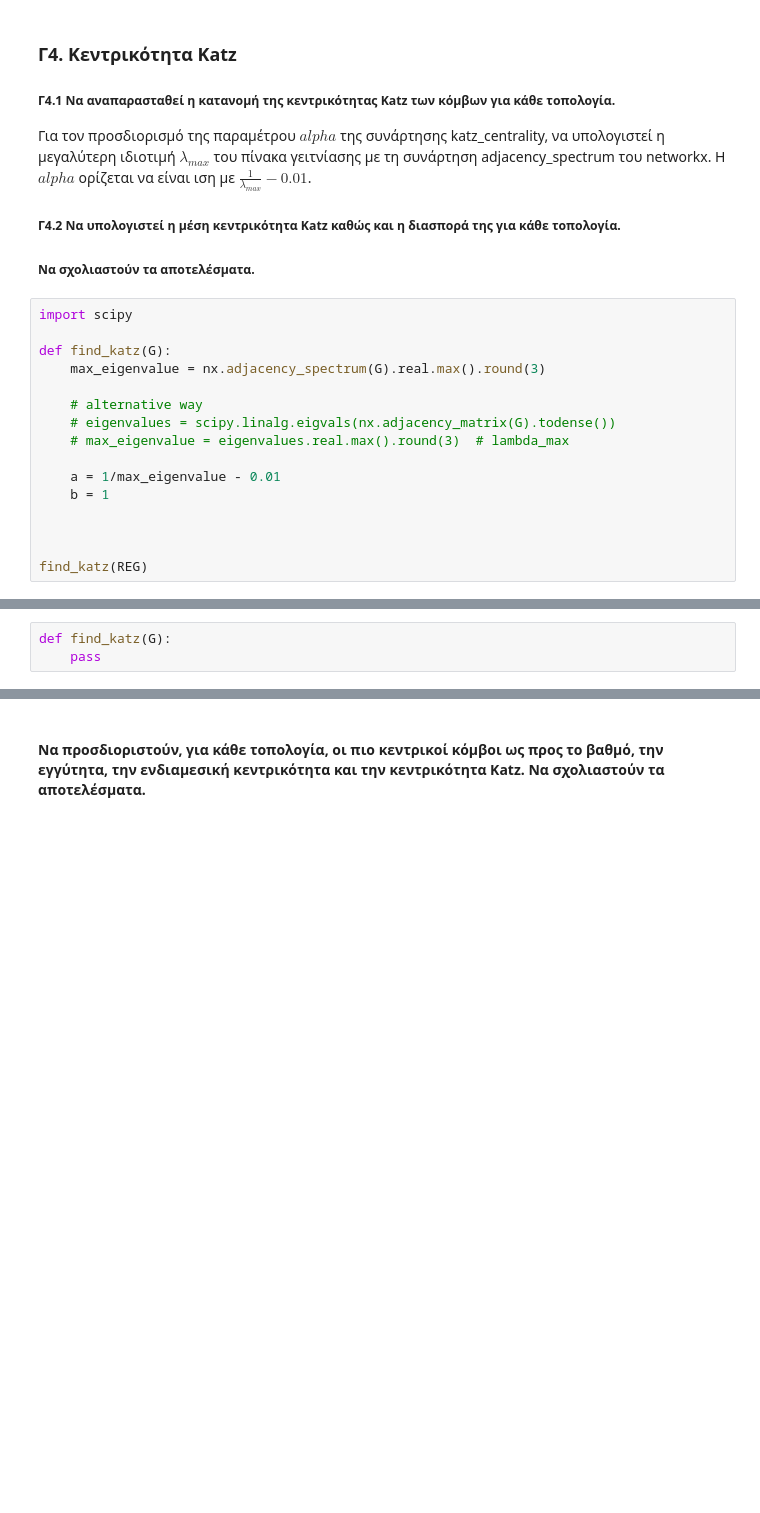
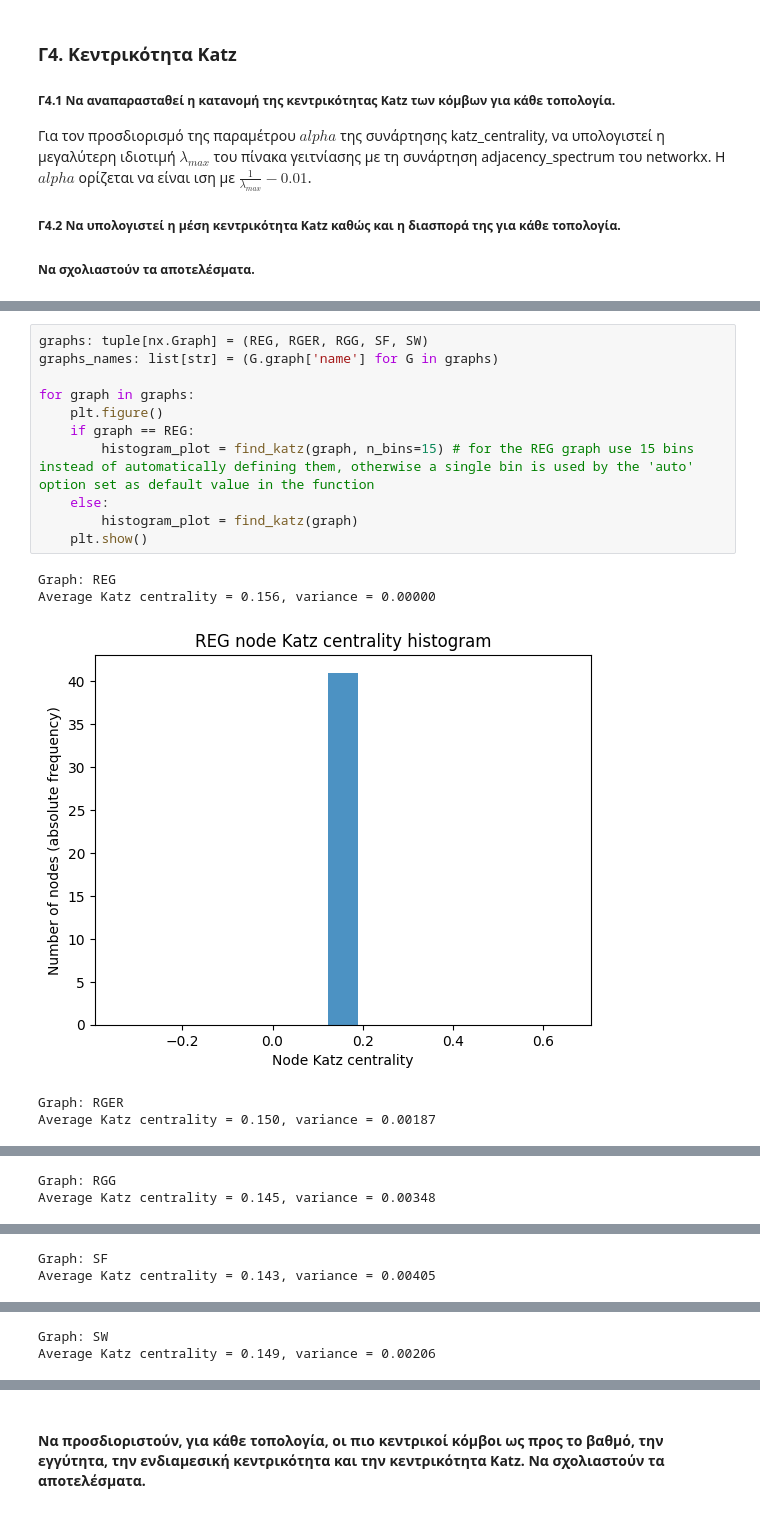
Before and after one commit to billdepo/Social-Networks-Analysis, a Jupyter notebook: lab1/lab1_student_version_Depastas.ipynb, the cells around one changed output, grey strips where cells are left out. Saved outputs shown, nothing was run; the diff lists cells and outputs as text; blank space fills up the shorter version.

```diff
--- a/lab1/lab1_student_version_Depastas.ipynb
+++ b/lab1/lab1_student_version_Depastas.ipynb
@@ -840,19 +840,3 @@ We can see again that the REG graph has a single bin with a node betweenness cen
 H $alpha$ ορίζεται να είναι ιση με $\frac{1}{λ_{max}}-0.01$.
 ##### Γ4.2 Να υπολογιστεί η μέση  κεντρικότητα Katz  καθώς και η διασπορά της για κάθε τοπολογία.
 ##### Να σχολιαστούν τα αποτελέσματα.
-# %%
-import scipy
-
-def find_katz(G):
-    max_eigenvalue = nx.adjacency_spectrum(G).real.max().round(3)
-
-    # alternative way
-    # eigenvalues = scipy.linalg.eigvals(nx.adjacency_matrix(G).todense())
-    # max_eigenvalue = eigenvalues.real.max().round(3)  # lambda_max
-
-    a = 1/max_eigenvalue - 0.01
-    b = 1
-
-
-
-find_katz(REG)
@@ -877,3 +842,0 @@ find_katz(REG)
-# %%
-def find_katz(G):
-    pass
@@ -879,0 +886,17 @@ def find_katz(G):
+# %%
+graphs: tuple[nx.Graph] = (REG, RGER, RGG, SF, SW)
+graphs_names: list[str] = (G.graph['name'] for G in graphs)
+
+for graph in graphs:
+    plt.figure()
+    if graph == REG:
+        histogram_plot = find_katz(graph, n_bins=15) # for the REG graph use 15 bins instead of automatically defining them, otherwise a single bin is used by the 'auto' option set as default value in the function
+    else:
+        histogram_plot = find_katz(graph)
+    plt.show()
+# %% [output]
+Graph: REG
+Average Katz centrality = 0.156, variance = 0.00000
+[figure, added]
+Graph: RGER
+Average Katz centrality = 0.150, variance = 0.00187
@@ -879,0 +904,2 @@ def find_katz(G):
+Graph: RGG
+Average Katz centrality = 0.145, variance = 0.00348
@@ -879,0 +907,2 @@ def find_katz(G):
+Graph: SF
+Average Katz centrality = 0.143, variance = 0.00405
@@ -879,0 +910,2 @@ def find_katz(G):
+Graph: SW
+Average Katz centrality = 0.149, variance = 0.00206
```
Also changed, not shown: parts of 33 cells of this notebook.
